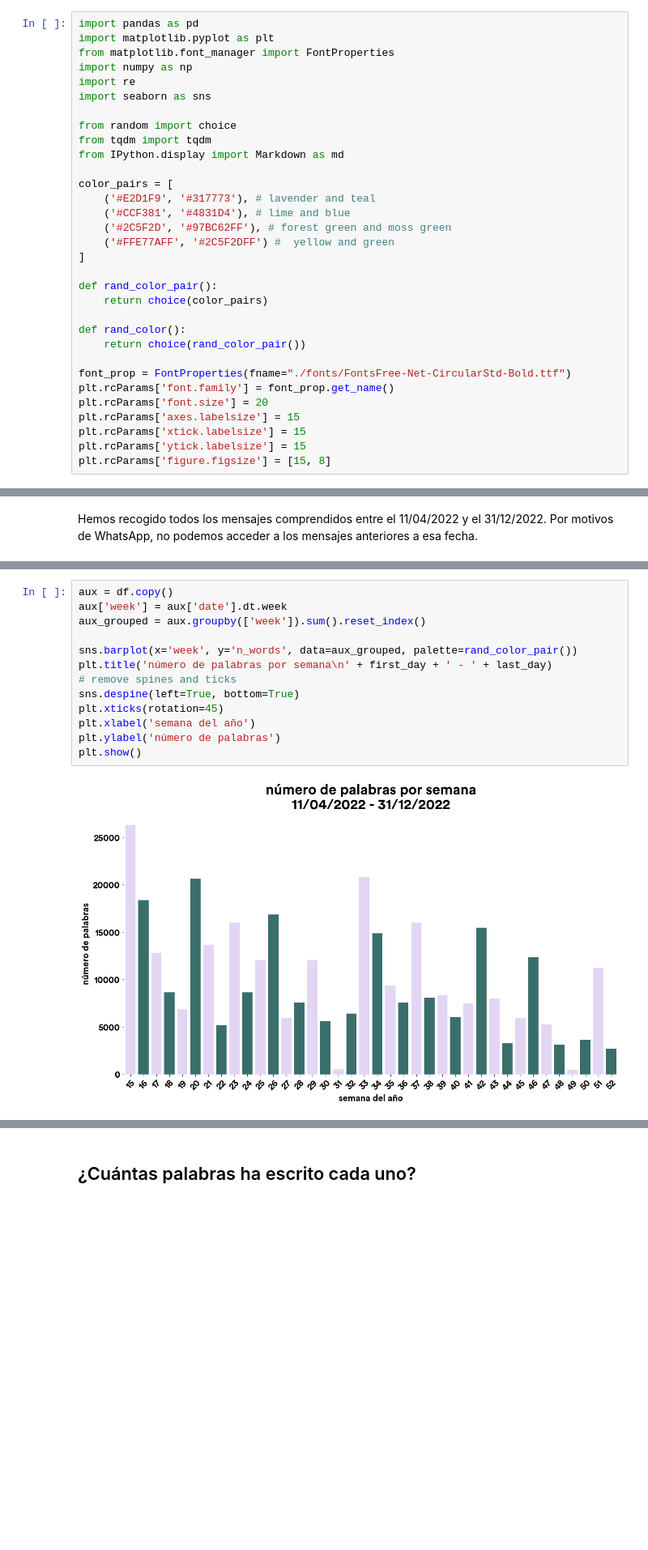
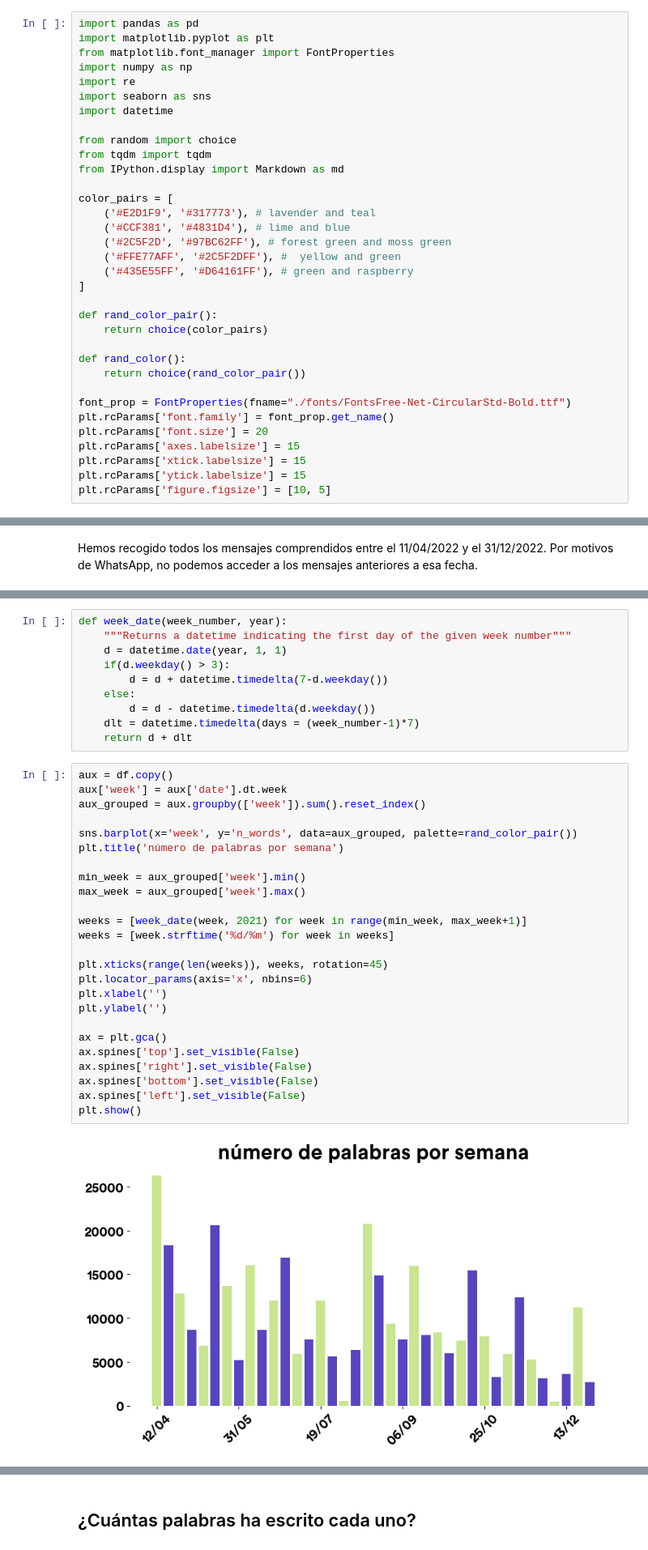
Before and after one commit to aguimorefran/whatsapp-wrapped, a Jupyter notebook: main.ipynb, the cells around one changed output, grey strips where cells are left out. Shown at 81% size. Cells and saved outputs as stored; diff of their text form; blank space fills up the shorter version.

Commit message:
+ Better plots

```diff
--- a/main.ipynb
+++ b/main.ipynb
@@ -7,6 +7,7 @@ from matplotlib.font_manager import FontProperties
 import numpy as np
 import re
 import seaborn as sns
+import datetime
 
 from random import choice
 from tqdm import tqdm
@@ -16,7 +17,8 @@ color_pairs = [
     ('#E2D1F9', '#317773'), # lavender and teal
     ('#CCF381', '#4831D4'), # lime and blue
     ('#2C5F2D', '#97BC62FF'), # forest green and moss green
-    ('#FFE77AFF', '#2C5F2DFF') #  yellow and green
+    ('#FFE77AFF', '#2C5F2DFF'), #  yellow and green
+    ('#435E55FF', '#D64161FF'), # green and raspberry
 ]
 
 def rand_color_pair():
@@ -31,7 +33,7 @@ plt.rcParams['font.size'] = 20
 plt.rcParams['axes.labelsize'] = 15
 plt.rcParams['xtick.labelsize'] = 15
 plt.rcParams['ytick.labelsize'] = 15
-plt.rcParams['figure.figsize'] = [15, 8]
+plt.rcParams['figure.figsize'] = [10, 5]
 # %%
 # Parse the conversation. First into lines
 # convo_fname = 'convo.txt'
@@ -114,16 +114,38 @@ months = ['Ene', 'Feb', 'Mar', 'Abr', 'May', 'Jun', 'Jul', 'Ago', 'Sep', 'Oct',
+# %%
+def week_date(week_number, year):
+    """Returns a datetime indicating the first day of the given week number"""
+    d = datetime.date(year, 1, 1)
+    if(d.weekday() > 3):
+        d = d + datetime.timedelta(7-d.weekday())
+    else:
+        d = d - datetime.timedelta(d.weekday())
+    dlt = datetime.timedelta(days = (week_number-1)*7)
+    return d + dlt
 # %%
 aux = df.copy()
 aux['week'] = aux['date'].dt.week
 aux_grouped = aux.groupby(['week']).sum().reset_index()
 
 sns.barplot(x='week', y='n_words', data=aux_grouped, palette=rand_color_pair())
-plt.title('número de palabras por semana\n' + first_day + ' - ' + last_day)
-# remove spines and ticks
-sns.despine(left=True, bottom=True)
-plt.xticks(rotation=45)
-plt.xlabel('semana del año')
-plt.ylabel('número de palabras')
+plt.title('número de palabras por semana')
+
+min_week = aux_grouped['week'].min()
+max_week = aux_grouped['week'].max()
+
+weeks = [week_date(week, 2021) for week in range(min_week, max_week+1)]
+weeks = [week.strftime('%d/%m') for week in weeks]
+
+plt.xticks(range(len(weeks)), weeks, rotation=45)
+plt.locator_params(axis='x', nbins=6)
+plt.xlabel('')
+plt.ylabel('')
+
+ax = plt.gca()
+ax.spines['top'].set_visible(False)
+ax.spines['right'].set_visible(False)
+ax.spines['bottom'].set_visible(False)
+ax.spines['left'].set_visible(False)
 plt.show()
 # %% [output]
-[figure, old version]
+[figure, new version]
 # %% [markdown]
```
Also changed, not shown: parts of 21 cells of this notebook.
